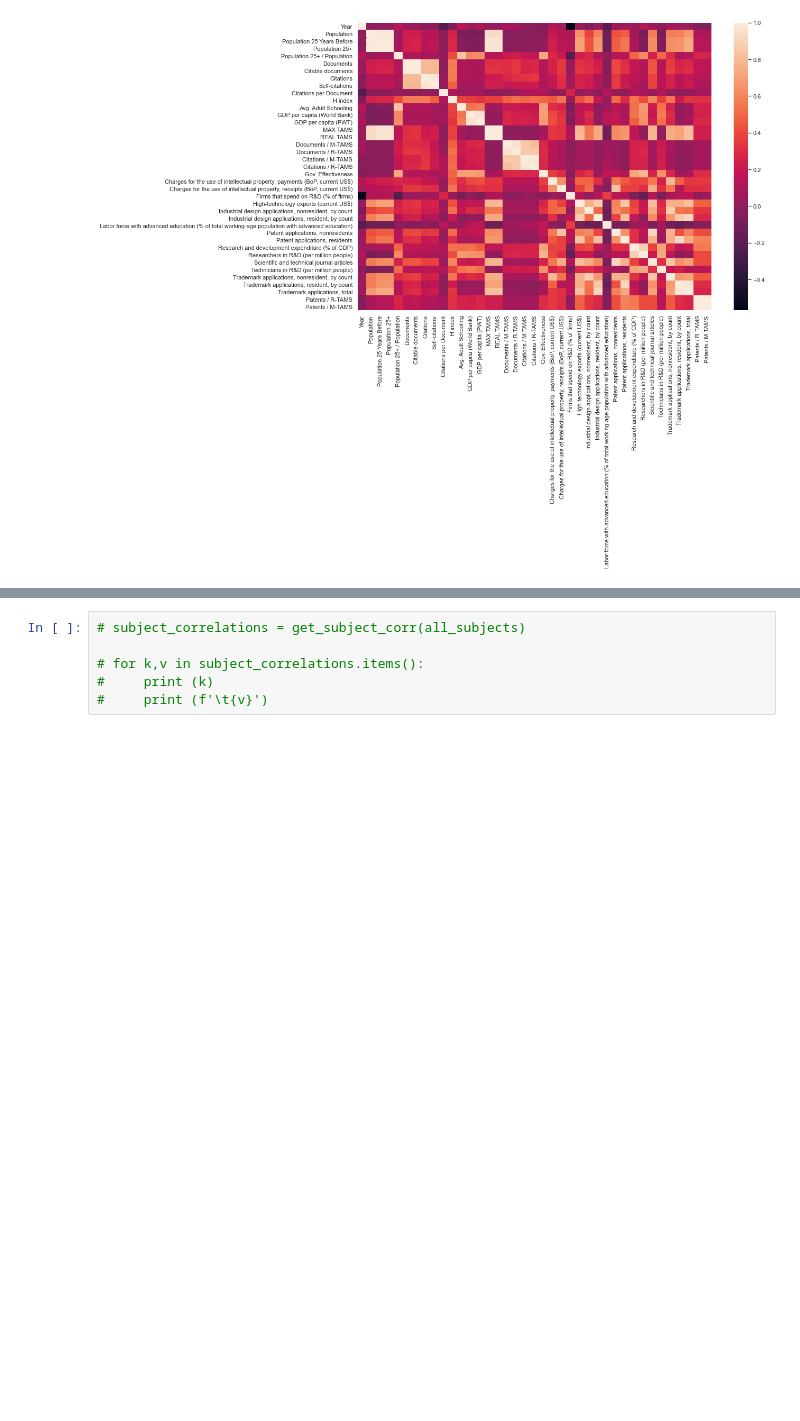
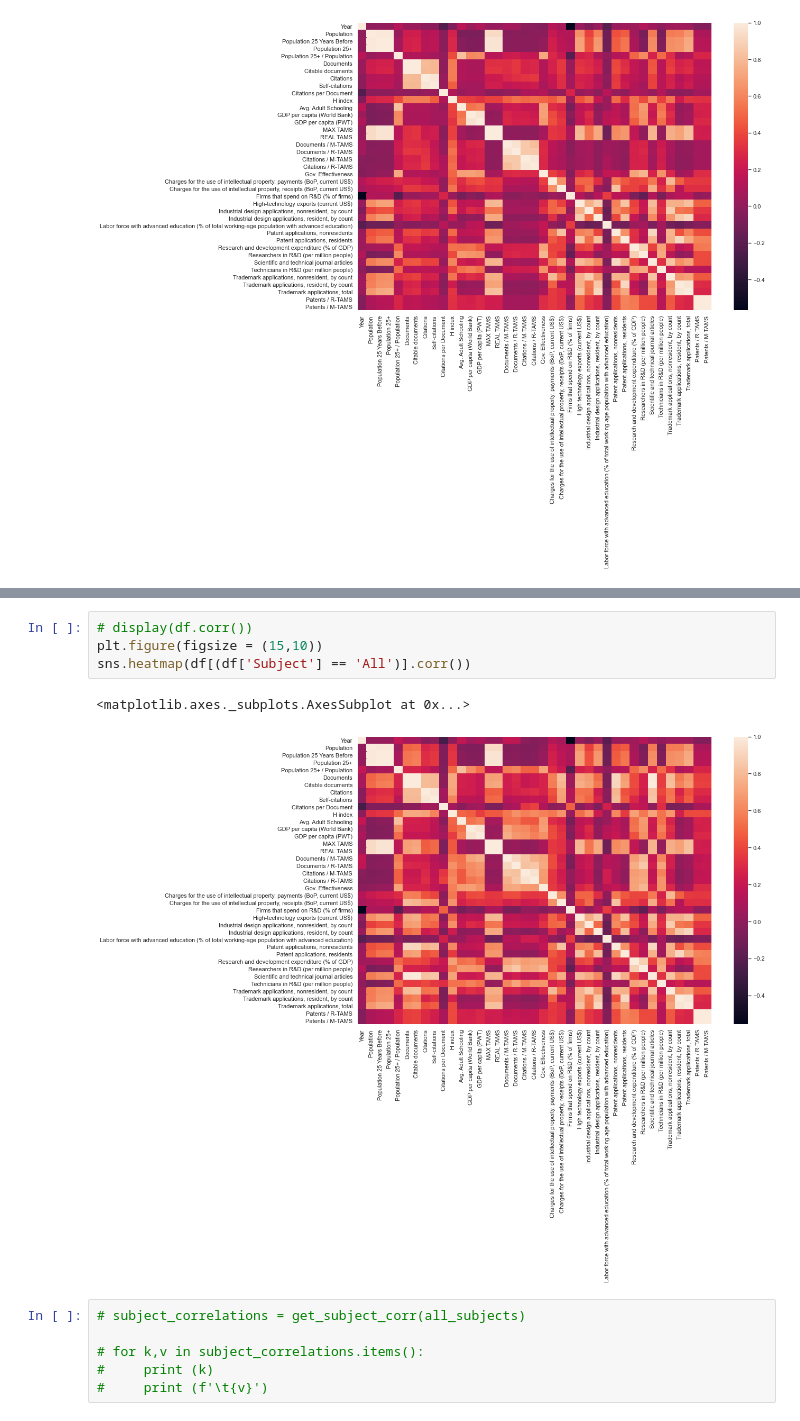
Before and after one commit to sadiogo/gdp_science, a Jupyter notebook: analyses/analyses_diogo.ipynb, the cells around one changed output, grey strips where cells are left out. Cells and saved outputs as stored; diff of their text form; blank space fills up the shorter version.

```diff
--- a/analyses/analyses_diogo.ipynb
+++ b/analyses/analyses_diogo.ipynb
@@ -289,6 +359,13 @@ df_rearranged.corr()
 | Patents / R-TAMS | -0.031445 | 0.263923 | 0.313059 | 0.063856 | 0.098185 | 0.101616 | ... |
 | Patents / M-TAMS | -0.024819 | 0.270810 | 0.318354 | 0.063696 | 0.096841 | 0.100650 | ... |
 | GDP category | 0.004001 | -0.919431 | -0.782932 | 0.076159 | 0.055809 | 0.050044 | ... |
+# %%
+# display(df.corr())
+plt.figure(figsize = (15,10))
+sns.heatmap(df[(df['Subject'] == 'All')].corr())
+# %% [output]
+<matplotlib.axes._subplots.AxesSubplot at 0x...>
+[figure, added]
 # %%
 # subject_correlations = get_subject_corr(all_subjects)
 
```
Also changed, not shown: parts of 17 cells of this notebook, 12 other files.
